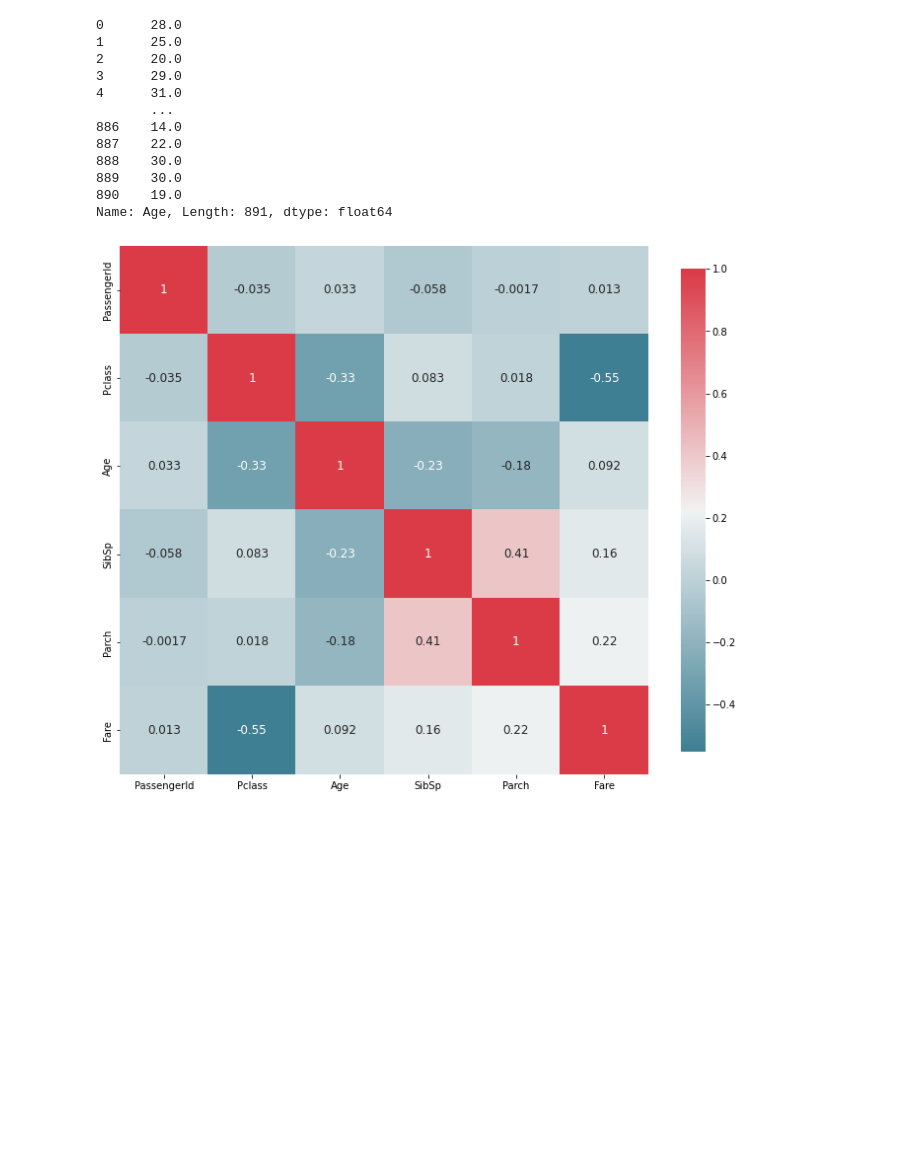
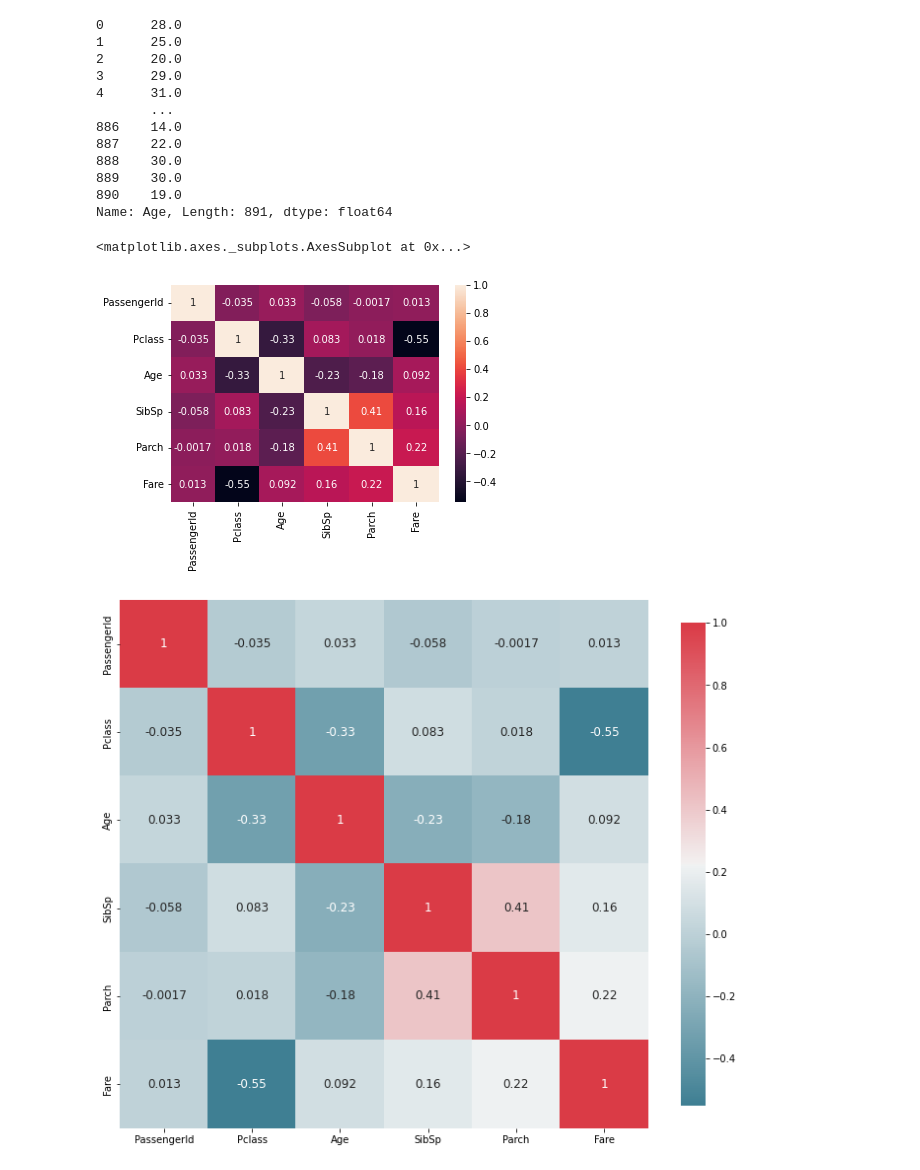
Before and after one commit to YounesHIBA/SIC-Chekpoints, a Jupyter notebook: SIC Programme 3rd chekpoint.ipynb, the cells around one changed output. Cells and saved outputs as stored; diff of their text form; code cells hidden in the pictures; blank space fills up the shorter version.

```diff
--- a/SIC Programme 3rd chekpoint.ipynb
+++ b/SIC Programme 3rd chekpoint.ipynb
@@ -118,6 +158,11 @@ round(df['Age'])
 889    30.0
 890    19.0
 Name: Age, Length: 891, dtype: float64
+# %%
+sns.heatmap( df.corr() , annot=True)
+# %% [output]
+<matplotlib.axes._subplots.AxesSubplot at 0x...>
+[figure, added]
 # %%
 def plot_correlation_map( df ):
 
```
Also changed, not shown: parts of 36 cells of this notebook.
